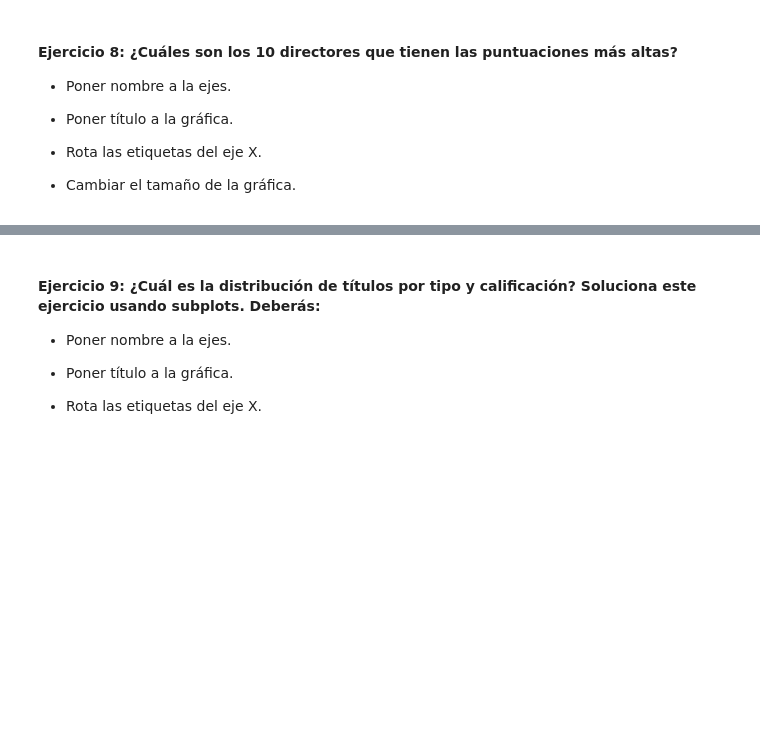
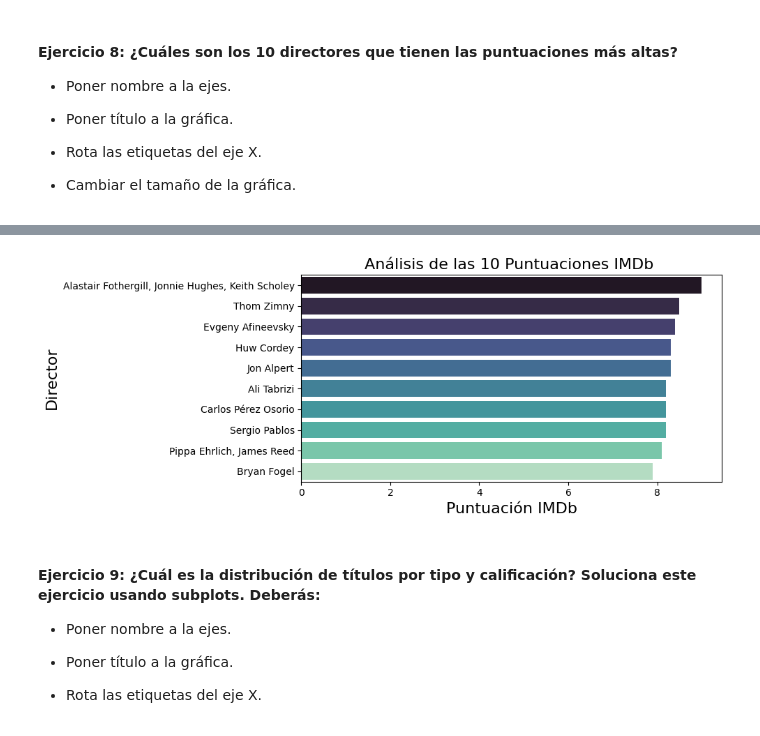
Before and after one commit to apelsito/laboratorio-modulo2-leccion04-visualizacion, a Jupyter notebook: laboratorio-modulo2-leccion04-visualizacion.ipynb, the cells around one changed output, grey strips where cells are left out. Cells and saved outputs as stored; diff of their text form; code cells hidden in the pictures; blank space fills up the shorter version.

```diff
--- a/laboratorio-modulo2-leccion04-visualizacion.ipynb
+++ b/laboratorio-modulo2-leccion04-visualizacion.ipynb
@@ -175,3 +244,16 @@ df_duracion.reset_index()
+# %%
+df_director = df.groupby("director")["IMDB Score"].mean().nlargest(10)
+plt.figure(figsize=(10,4))
+sns.barplot(y= df_director.index,
+             x= df_director.values,
+             palette="mako")
+plt.ylabel("Director",fontsize=16)
+plt.xlabel("Puntuación IMDb",fontsize=16)
+plt.title("Análisis de las 10 Puntuaciones IMDb ",fontsize=16)
+
+plt.tight_layout()
+# %% [output]
+[figure, added]
 # %% [markdown]
 #### Ejercicio 9:  ¿Cuál es la distribución de títulos por tipo y calificación? Soluciona este ejercicio usando subplots. Deberás:
 
```
Also changed, not shown: parts of 12 cells of this notebook.
